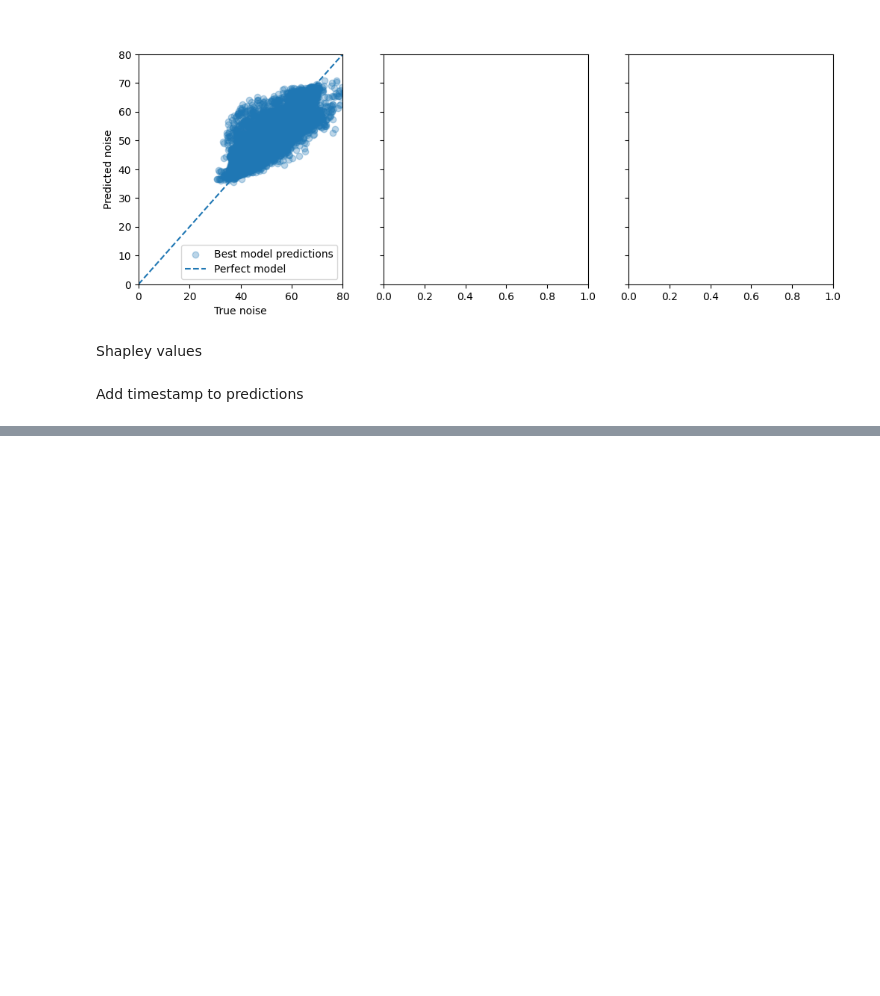
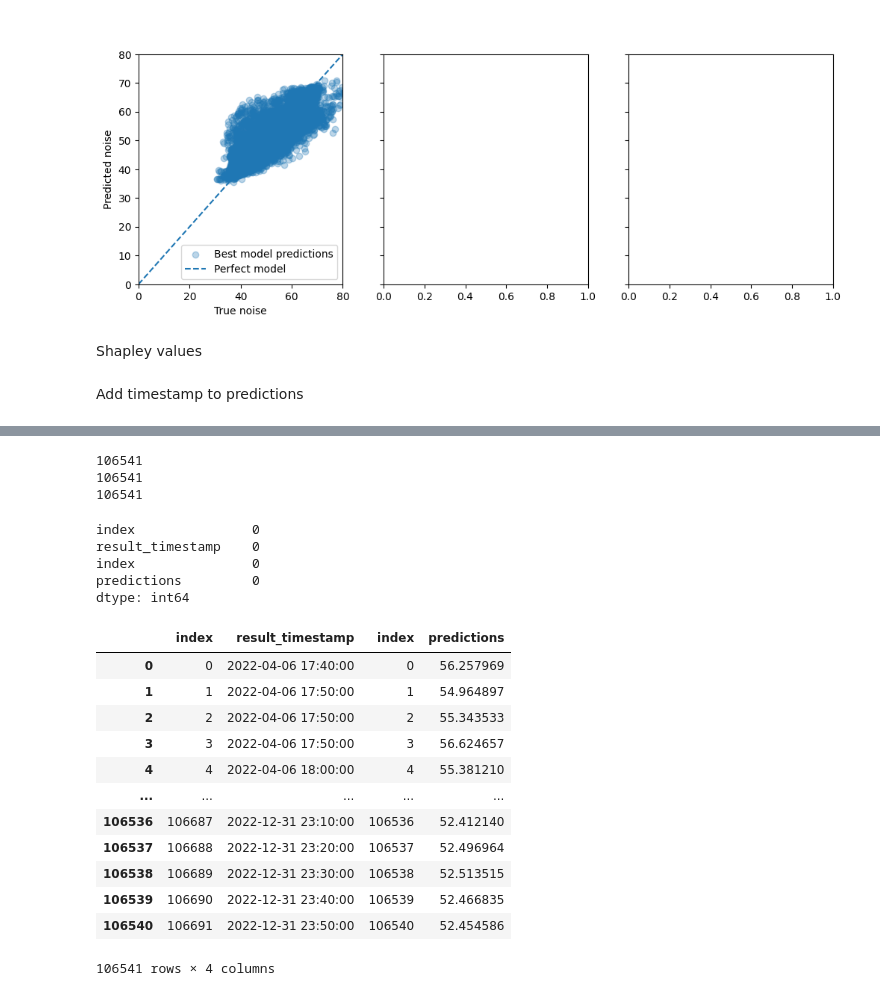
Before and after one commit to IvanaOsredek/ModernDataAnalyticsProject, a Jupyter notebook: MDA_main_notebook.ipynb, the cells around one changed output, grey strips where cells are left out. Drawn from its saved outputs; the diff is of its cells as text; code cells hidden in the pictures; blank space fills up the shorter version.

Commit message:
Created timestamped predictions

```diff
--- a/MDA_main_notebook.ipynb
+++ b/MDA_main_notebook.ipynb
@@ -378,4 +378,8 @@ Shapley values
 # %% [markdown]
 Add timestamp to predictions
 # %%
-predictions_timestamped = pd.concat([pd.DataFrame(delayed_df_test['result_timestamp']), pd.DataFrame(best_model_predictions)], axis = 1)
+delayed_df_test_timestamp = pd.DataFrame(delayed_df_test['result_timestamp'])
+delayed_df_test_timestamp = delayed_df_test_timestamp.reset_index()
+best_model_predictions = pd.DataFrame(best_model_predictions, columns=['predictions'])
+best_model_predictions = best_model_predictions.reset_index()
+predictions_timestamped = pd.concat([delayed_df_test_timestamp, best_model_predictions], axis = 1)
@@ -381,0 +403,32 @@ predictions_timestamped = pd.concat([pd.DataFrame(delayed_df_test['result_timest
+# %%
+print(len(best_model_predictions))
+print(len(delayed_df_test['result_timestamp']))
+print(len(predictions_timestamped['result_timestamp']))
+# %% [output]
+106541
+106541
+106541
+# %%
+predictions_timestamped.isna().sum()
+# %% [output]
+index               0
+result_timestamp    0
+index               0
+predictions         0
+dtype: int64
+# %%
+predictions_timestamped
+# %% [output]
+|  | index | result_timestamp | index | predictions |
+| 0 | 0 | 2022-04-06 17:40:00 | 0 | 56.257969 |
+| 1 | 1 | 2022-04-06 17:50:00 | 1 | 54.964897 |
+| 2 | 2 | 2022-04-06 17:50:00 | 2 | 55.343533 |
+| 3 | 3 | 2022-04-06 17:50:00 | 3 | 56.624657 |
+| 4 | 4 | 2022-04-06 18:00:00 | 4 | 55.381210 |
+| ... | ... | ... | ... | ... |
+| 106536 | 106687 | 2022-12-31 23:10:00 | 106536 | 52.412140 |
+| 106537 | 106688 | 2022-12-31 23:20:00 | 106537 | 52.496964 |
+| 106538 | 106689 | 2022-12-31 23:30:00 | 106538 | 52.513515 |
+| 106539 | 106690 | 2022-12-31 23:40:00 | 106539 | 52.466835 |
+| 106540 | 106691 | 2022-12-31 23:50:00 | 106540 | 52.454586 |
+106541 rows × 4 columns
```
Also changed, not shown: parts of 4 cells of this notebook.
